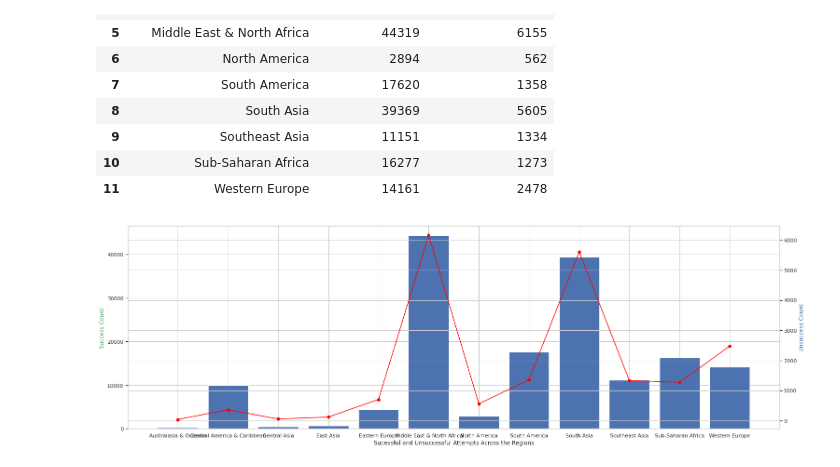
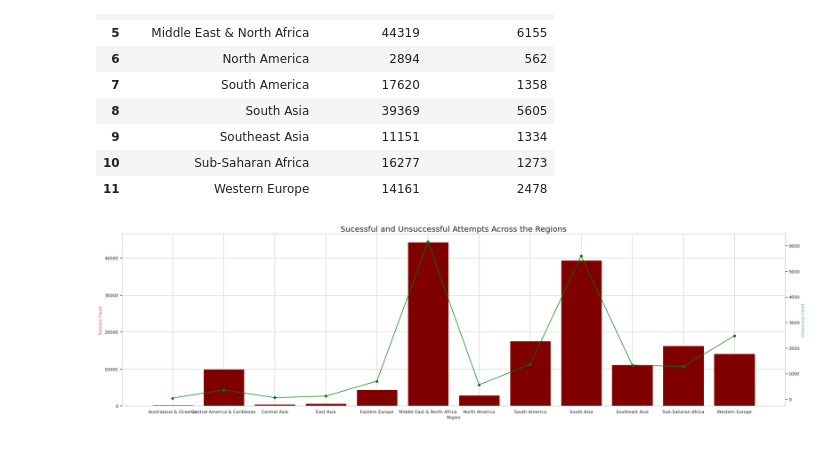
Before and after one commit to ajinkyajumde/Global-Terrorism-Analysis, a Jupyter notebook: Untitled1_ipyn.ipynb, the cells around one changed output. Saved outputs shown, nothing was run; the diff lists cells and outputs as text; code cells hidden in the pictures.

```diff
--- a/Untitled1_ipyn.ipynb
+++ b/Untitled1_ipyn.ipynb
@@ -374,18 +401,18 @@ c
 # %%
 x=list(c['region_txt'])
 y=list(c['success_count'])
 y1=list(c['unsuccess_count'])
 
-fig, ax1 = plt.subplots(figsize=(25, 8))
+fig, ax1 = plt.subplots(figsize=(30, 8),)
 
 ax2 = ax1.twinx()
-ax1.bar(x, y)
-ax2.plot(x, y1, 'o-', color="red" )
-
-ax1.set_xlabel('Sucessful and Unsuccessful Attempts Across the Regions')
-ax1.set_ylabel('Success Count', color='g')
-ax2.set_ylabel('Unsuccess Count', color='b')
-
+ax1.bar(x, y,color="maroon")
+ax2.plot(x, y1, 'o-', color="green" )
+ax1.set_title('Sucessful and Unsuccessful Attempts Across the Regions',fontsize = 20)
+ax1.set_xlabel('Region',fontsize = 10)
+ax1.set_ylabel('Success Count', color='r',fontsize = 10)
+ax2.set_ylabel('Unsuccess Count', color='g',fontsize = 10)
+plt.grid(False)
 plt.show()
 # %% [output]
-[figure, old version]
+[figure, new version]
```
Also changed, not shown: parts of 20 cells of this notebook.
